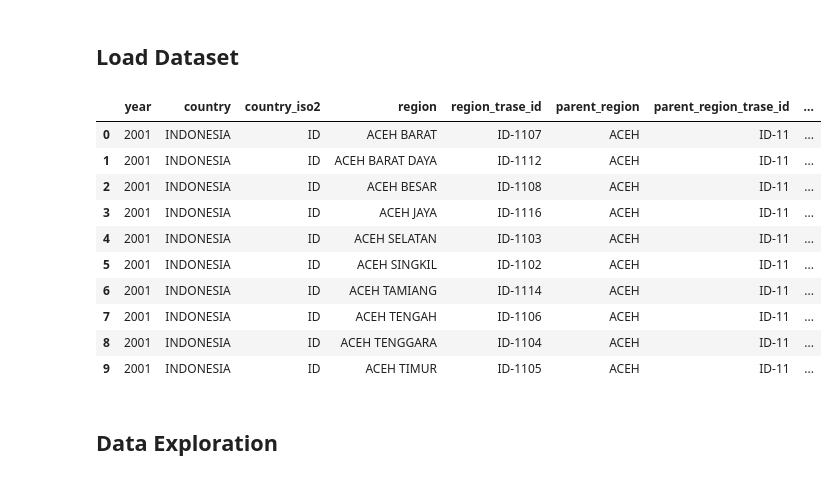
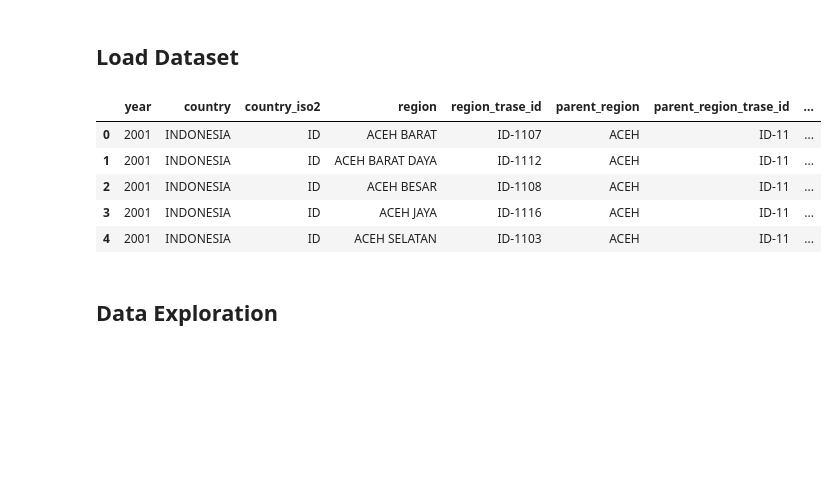
Before and after one commit to bintangfikrif/Unnamed-Final_Project, a Jupyter notebook: notebooks/main.ipynb, the cells around one changed output. Saved outputs shown, nothing was run; the diff lists cells and outputs as text; code cells hidden in the pictures; blank space fills up the shorter version.

```diff
--- a/notebooks/main.ipynb
+++ b/notebooks/main.ipynb
@@ -12,24 +18,19 @@ import seaborn as sns
 # %%
 try:
     df = pd.read_csv('spatial-metrics-indonesia-remaining_forest_kabupaten.csv')
-    display(df.head(10))
+    display(df.head())
 except FileNotFoundError:
     print("Error: File not found. Please ensure the file 'spatial-metrics-indonesia-remaining_forest_kabupaten.csv' exists in the current directory.")
     df = None # Assign None to df in case of error
 except Exception as e:
     print(f"An unexpected error occurred: {e}")
     df = None
 # %% [output]
 |  | year | country | country_iso2 | region | region_trase_id | parent_region | parent_region_trase_id | ... |
 | 0 | 2001 | INDONESIA | ID | ACEH BARAT | ID-1107 | ACEH | ID-11 | ... |
 | 1 | 2001 | INDONESIA | ID | ACEH BARAT DAYA | ID-1112 | ACEH | ID-11 | ... |
 | 2 | 2001 | INDONESIA | ID | ACEH BESAR | ID-1108 | ACEH | ID-11 | ... |
 | 3 | 2001 | INDONESIA | ID | ACEH JAYA | ID-1116 | ACEH | ID-11 | ... |
 | 4 | 2001 | INDONESIA | ID | ACEH SELATAN | ID-1103 | ACEH | ID-11 | ... |
-| 5 | 2001 | INDONESIA | ID | ACEH SINGKIL | ID-1102 | ACEH | ID-11 | ... |
-| 6 | 2001 | INDONESIA | ID | ACEH TAMIANG | ID-1114 | ACEH | ID-11 | ... |
-| 7 | 2001 | INDONESIA | ID | ACEH TENGAH | ID-1106 | ACEH | ID-11 | ... |
-| 8 | 2001 | INDONESIA | ID | ACEH TENGGARA | ID-1104 | ACEH | ID-11 | ... |
-| 9 | 2001 | INDONESIA | ID | ACEH TIMUR | ID-1105 | ACEH | ID-11 | ... |
 # %% [markdown]
 ## Data Exploration
```
Also changed, not shown: parts of 24 cells of this notebook.
